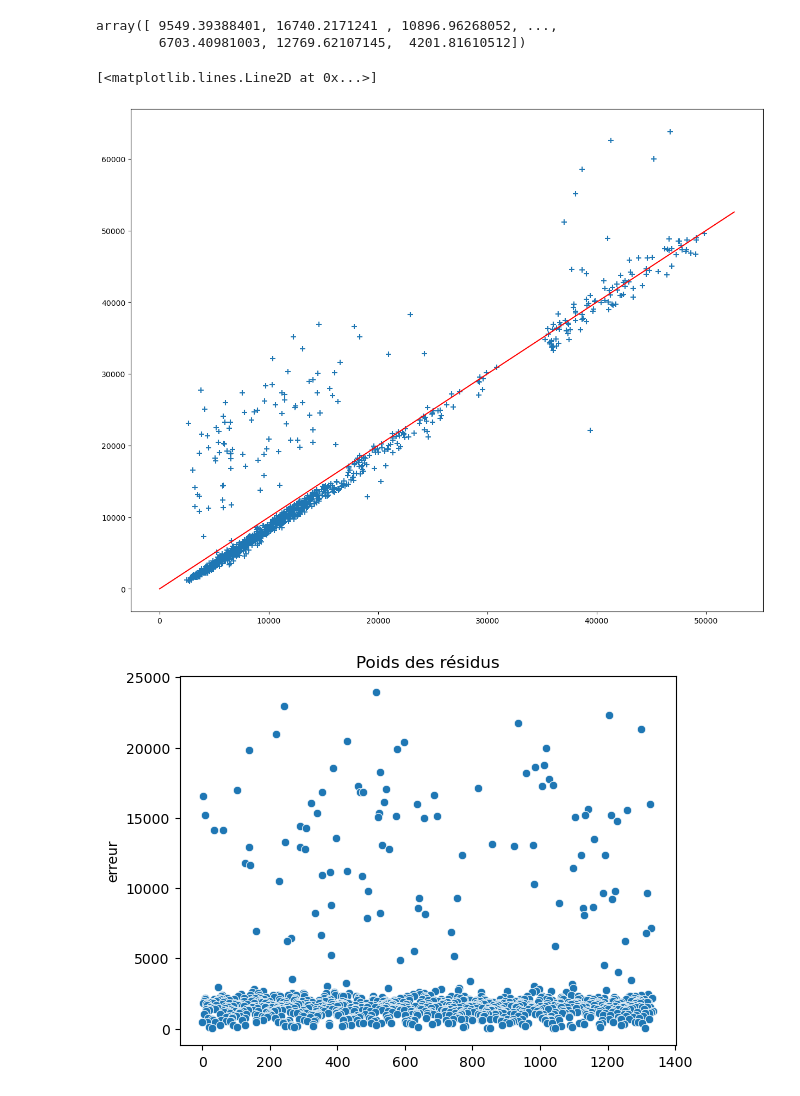
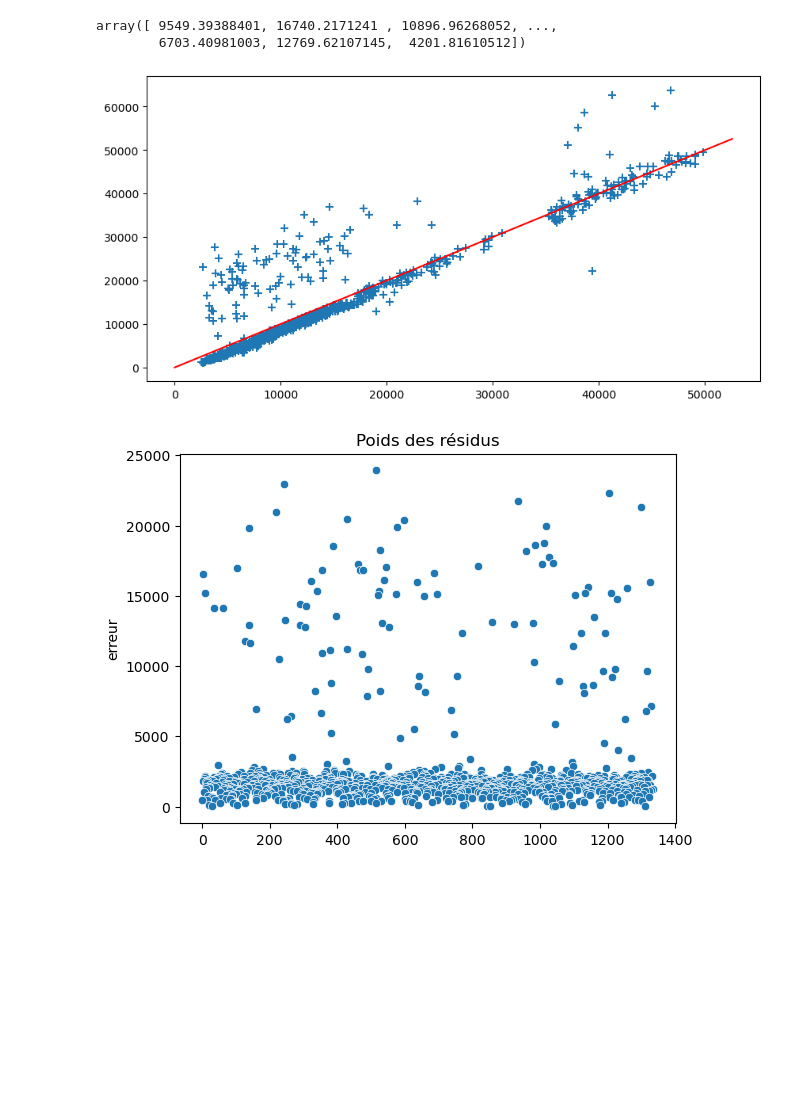
Before and after one commit to StevenDelval/Predire-une-prime-d-assurance-grace-l-IA, a Jupyter notebook: modelisation.ipynb, the cells around one changed output. Saved outputs shown, nothing was run; the diff lists cells and outputs as text; code cells hidden in the pictures; blank space fills up the shorter version.

Commit message:
model

```diff
--- a/modelisation.ipynb
+++ b/modelisation.ipynb
@@ -55,3 +55,7 @@ dummy.score(X_train,y_train)
 dummy.score(X_test,y_test)
 # %% [output]
 -0.0010185684988295307
+# %%
+modelLR= make_pipeline(my_col_trans,PolynomialFeatures(degree=2), LinearRegression())
+modelLR.fit(X_train,y_train)
+modelLR.score(X_train,y_train)
@@ -57,0 +72,4 @@ dummy.score(X_test,y_test)
+# %%
+modelRidge= make_pipeline(my_col_trans,PolynomialFeatures(degree=2), Ridge(alpha=2))
+modelRidge.fit(X_train,y_train)
+modelRidge.score(X_train,y_train)
@@ -112,12 +140,12 @@ y_pred
 array([ 9549.39388401, 16740.2171241 , 10896.96268052, ...,
         6703.40981003, 12769.62107145,  4201.81610512])
 # %%
-plt.subplots(figsize=(15, 12))
+plt.subplots(figsize=(10, 5))
 plt.scatter(y_pred,y_train,marker="+",s=50)
 plt.plot(np.arange(max(y_test.values)), np.arange(max(y_test.values)), '-', color='r')
+plt.show()
 # %% [output]
-[<matplotlib.lines.Line2D at 0x...>]
-[figure, old version]
+[figure, new version]
 # %%
 
 
```
Also changed, not shown: parts of 7 cells of this notebook, 3 other files.
